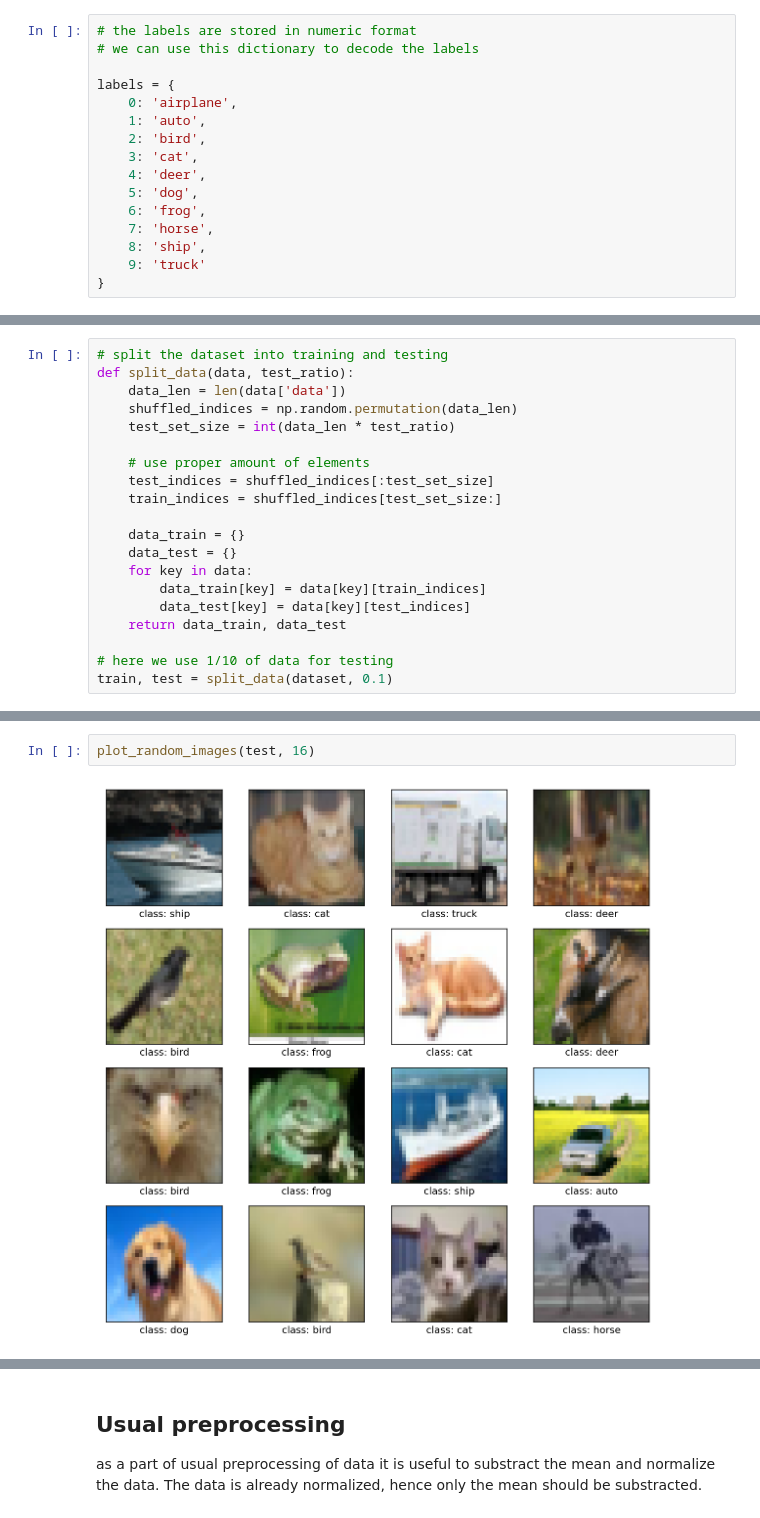
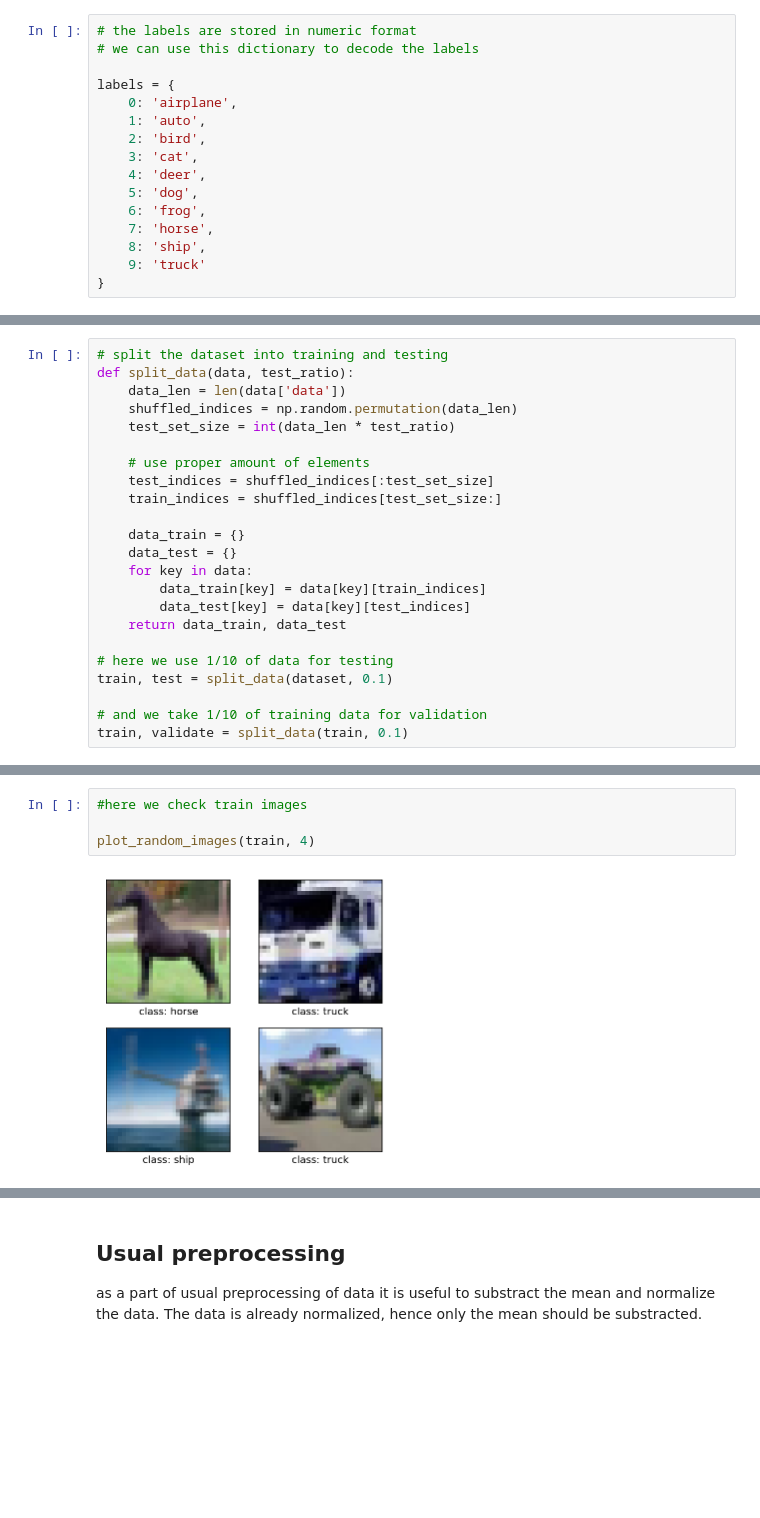
Before and after one commit to amotornenko/linear_SVM, a Jupyter notebook: linear_classifier.ipynb, the cells around one changed output, grey strips where cells are left out. Cells and saved outputs as stored; diff of their text form; blank space fills up the shorter version.

```diff
--- a/linear_classifier.ipynb
+++ b/linear_classifier.ipynb
@@ -159,3 +161,6 @@ def split_data(data, test_ratio):
 
 # here we use 1/10 of data for testing
 train, test = split_data(dataset, 0.1)
+
+# and we take 1/10 of training data for validation
+train, validate = split_data(train, 0.1)
@@ -170,4 +167,6 @@ plot_random_images(train, 16)
-# %%
-plot_random_images(test, 16)
-# %% [output]
-[figure, removed]
+# %%
+#here we check train images
+
+plot_random_images(train, 4)
+# %% [output]
+[figure, added]
```
Also changed, not shown: parts of 18 cells of this notebook, 5 other files.
